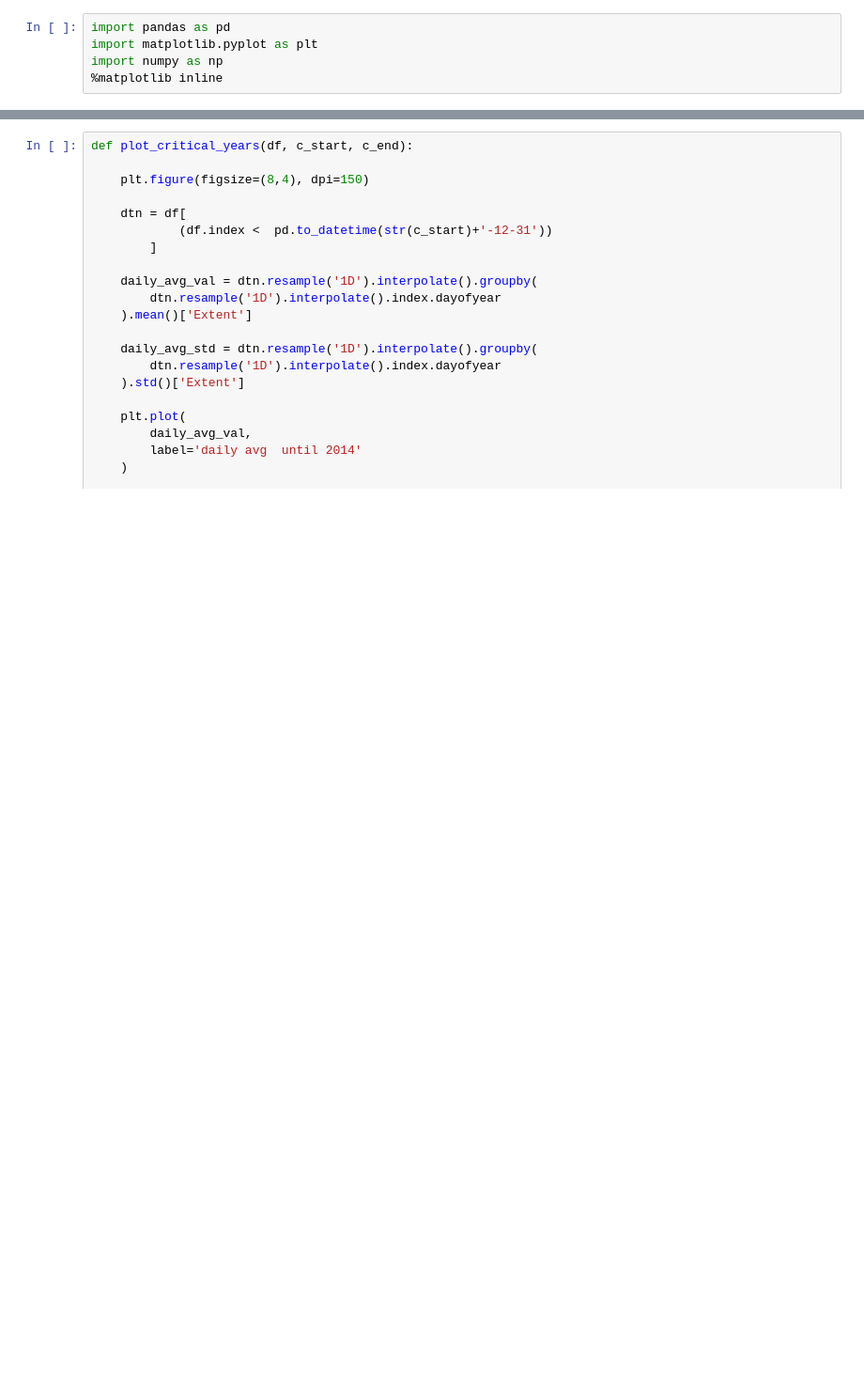
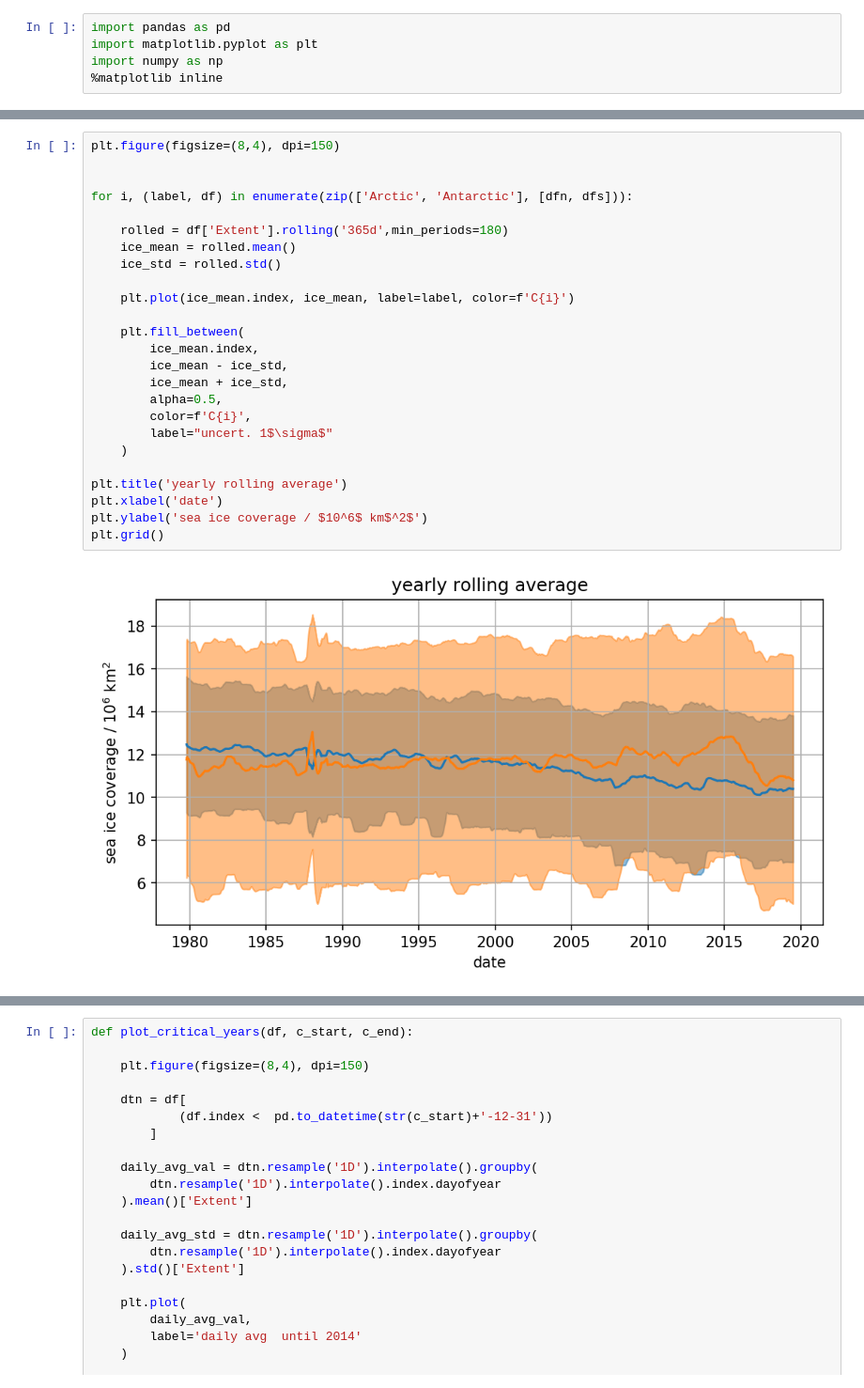
Before and after one commit to s4f-dortmund/open_data_notebooks, a Jupyter notebook: 2019-06-26_extent_analysis.ipynb, the cells around one changed output, grey strips where cells are left out. Shown at 94% size. Saved outputs shown, nothing was run; the diff lists cells and outputs as text; blank space fills up the shorter version.

```diff
--- a/2019-06-26_extent_analysis.ipynb
+++ b/2019-06-26_extent_analysis.ipynb
@@ -48 +68,28 @@ plt.ylabel('sea ice coverage / $10^6$ km$^2$')
+# %%
+plt.figure(figsize=(8,4), dpi=150)
+
+
+for i, (label, df) in enumerate(zip(['Arctic', 'Antarctic'], [dfn, dfs])):
+
+    rolled = df['Extent'].rolling('365d',min_periods=180)
+    ice_mean = rolled.mean()
+    ice_std = rolled.std()
+
+    plt.plot(ice_mean.index, ice_mean, label=label, color=f'C{i}')
+
+    plt.fill_between(
+        ice_mean.index,
+        ice_mean - ice_std,
+        ice_mean + ice_std,
+        alpha=0.5,
+        color=f'C{i}',
+        label="uncert. 1$\sigma$"
+    )
+
+plt.title('yearly rolling average')
+plt.xlabel('date')
+plt.ylabel('sea ice coverage / $10^6$ km$^2$')
+plt.grid()
+# %% [output]
+[figure, added]
 # %%
```
Also changed, not shown: parts of 17 cells of this notebook, 1 other file.
